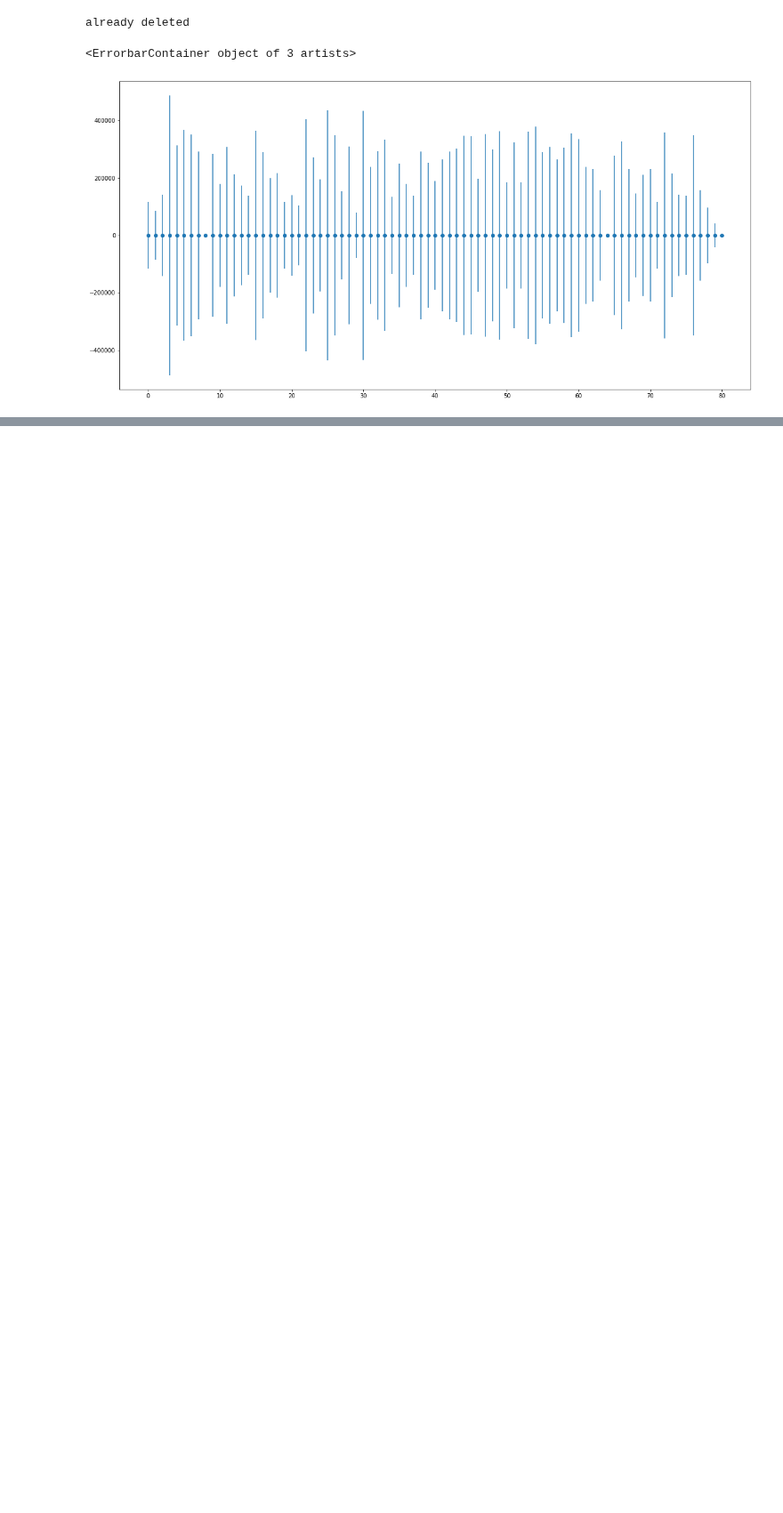
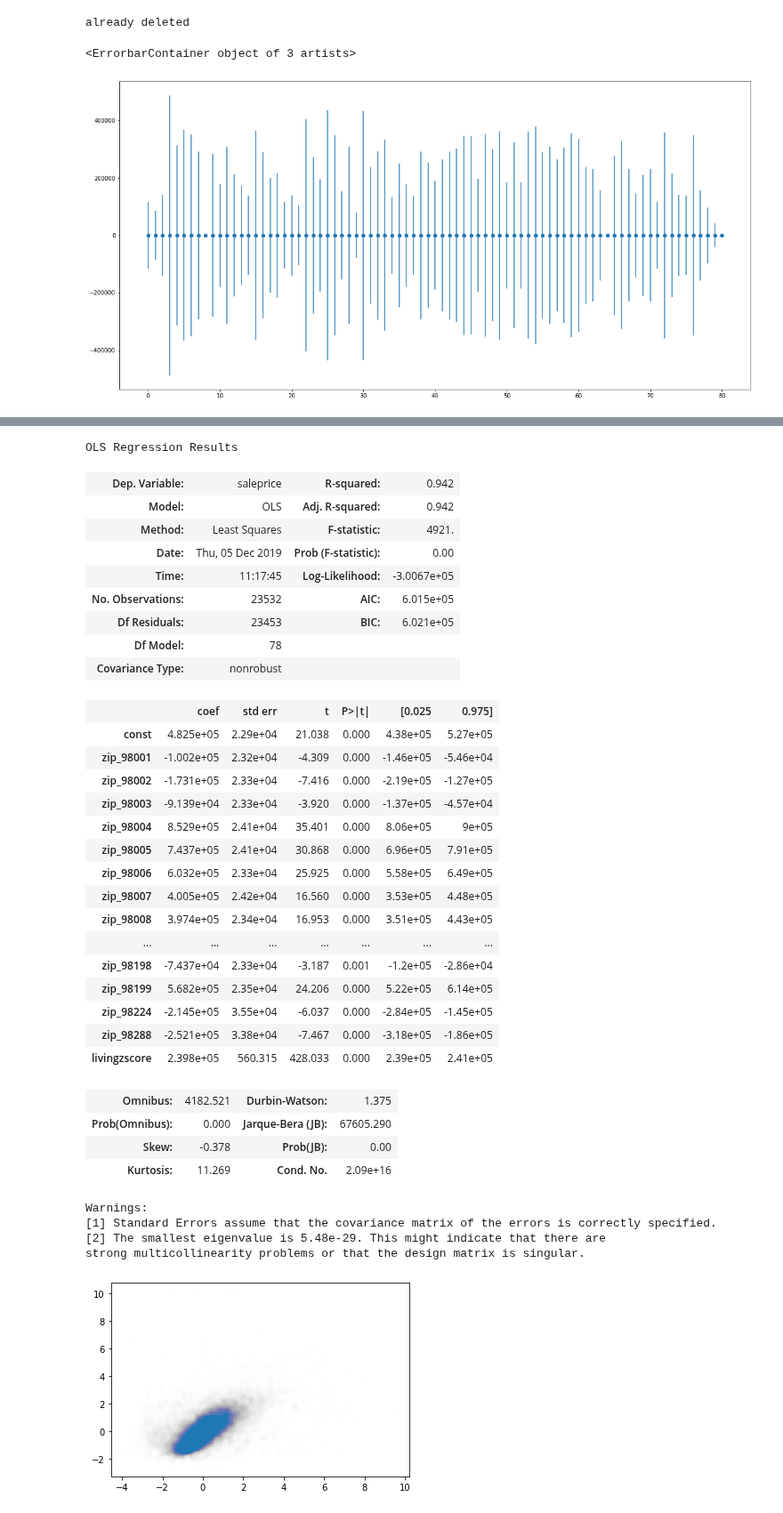
Before and after one commit to aabrahamson3/king-county-housing, a Jupyter notebook: notebooks/exploratory/Lucas/Zipcode.ipynb, the cells around one changed output, grey strips where cells are left out. Shown at 89% size. Cells and saved outputs as stored; diff of their text form; code cells hidden in the pictures; blank space fills up the shorter version.

Commit message:
will have normalized distributions and new model

```diff
--- a/notebooks/exploratory/Lucas/Zipcode.ipynb
+++ b/notebooks/exploratory/Lucas/Zipcode.ipynb
@@ -636,0 +728,25 @@ already deleted
+# %%
+df_test2['livingzscore'] = 0
+df_test2['salezscore'] = 0
+# update_dictionary = {}
+
+for col in df_test2.columns:
+    try:
+        a = int(col[-3:])
+        df_filtered = df_test2[df_test2[col]==True]
+        index = list(df_filtered.index.values)
+        ave1 = df_filtered['sqfttotliving'].mean()
+        sig1 = df_filtered['sqfttotliving'].std()
+        alist = list((df_filtered['sqfttotliving'] - ave1)/sig1)
+
+        ave2 = df_filtered['saleprice'].mean()
+        sig2 = df_filtered['saleprice'].std()
+        blist = list((df_filtered['saleprice'] - ave2)/sig2)
+
+        df_test2.loc[index, 'livingzscore'] = blist
+        df_test2.loc[index, 'salezscore'] = alist
+    except:
+        continue
+
+
+df_test2.dropna(inplace = True)
@@ -636,0 +769,20 @@ already deleted
+# %%
+df_new = df_test2[['salezscore','livingzscore']]
+
+
+y = np.array(df_test2['salezscore'])
+
+
+
+x = np.array(df_test2['livingzscore'])
+print(np.max(y))
+
+
+plt.scatter(x, y, alpha = .005)
+
+x_4 = df_test2.drop(['saleprice', 'salezscore','sqfttotliving', 'zip_98422', 'zip_98354',], axis = 1)
+
+X_int = sm.add_constant(x_4)
+avmodel4 = sm.OLS(df_test2[['saleprice']], X_int).fit()
+avmodel4.summary()
+# %% [output]
@@ -636,0 +790,35 @@ already deleted
+OLS Regression Results
+| Dep. Variable: | saleprice | R-squared: | 0.942 |
+| Model: | OLS | Adj. R-squared: | 0.942 |
+| Method: | Least Squares | F-statistic: | 4921. |
+| Date: | Thu, 05 Dec 2019 | Prob (F-statistic): | 0.00 |
+| Time: | 11:17:45 | Log-Likelihood: | -3.0067e+05 |
+| No. Observations: | 23532 | AIC: | 6.015e+05 |
+| Df Residuals: | 23453 | BIC: | 6.021e+05 |
+| Df Model: | 78 |  |  |
+| Covariance Type: | nonrobust |  |  |
+|  | coef | std err | t | P>|t| | [0.025 | 0.975] |
+| const | 4.825e+05 | 2.29e+04 | 21.038 | 0.000 | 4.38e+05 | 5.27e+05 |
+| zip_98001 | -1.002e+05 | 2.32e+04 | -4.309 | 0.000 | -1.46e+05 | -5.46e+04 |
+| zip_98002 | -1.731e+05 | 2.33e+04 | -7.416 | 0.000 | -2.19e+05 | -1.27e+05 |
+| zip_98003 | -9.139e+04 | 2.33e+04 | -3.920 | 0.000 | -1.37e+05 | -4.57e+04 |
+| zip_98004 | 8.529e+05 | 2.41e+04 | 35.401 | 0.000 | 8.06e+05 | 9e+05 |
+| zip_98005 | 7.437e+05 | 2.41e+04 | 30.868 | 0.000 | 6.96e+05 | 7.91e+05 |
+| zip_98006 | 6.032e+05 | 2.33e+04 | 25.925 | 0.000 | 5.58e+05 | 6.49e+05 |
+| zip_98007 | 4.005e+05 | 2.42e+04 | 16.560 | 0.000 | 3.53e+05 | 4.48e+05 |
+| zip_98008 | 3.974e+05 | 2.34e+04 | 16.953 | 0.000 | 3.51e+05 | 4.43e+05 |
+| ... | ... | ... | ... | ... | ... | ... |
+| zip_98198 | -7.437e+04 | 2.33e+04 | -3.187 | 0.001 | -1.2e+05 | -2.86e+04 |
+| zip_98199 | 5.682e+05 | 2.35e+04 | 24.206 | 0.000 | 5.22e+05 | 6.14e+05 |
+| zip_98224 | -2.145e+05 | 3.55e+04 | -6.037 | 0.000 | -2.84e+05 | -1.45e+05 |
+| zip_98288 | -2.521e+05 | 3.38e+04 | -7.467 | 0.000 | -3.18e+05 | -1.86e+05 |
+| livingzscore | 2.398e+05 | 560.315 | 428.033 | 0.000 | 2.39e+05 | 2.41e+05 |
+| Omnibus: | 4182.521 | Durbin-Watson: | 1.375 |
+| Prob(Omnibus): | 0.000 | Jarque-Bera (JB): | 67605.290 |
+| Skew: | -0.378 | Prob(JB): | 0.00 |
+| Kurtosis: | 11.269 | Cond. No. | 2.09e+16 |
+Warnings:
+[1] Standard Errors assume that the covariance matrix of the errors is correctly specified.
+[2] The smallest eigenvalue is 5.48e-29. This might indicate that there are
+strong multicollinearity problems or that the design matrix is singular.
+[figure, added]
```
Also changed, not shown: parts of 22 cells of this notebook.
